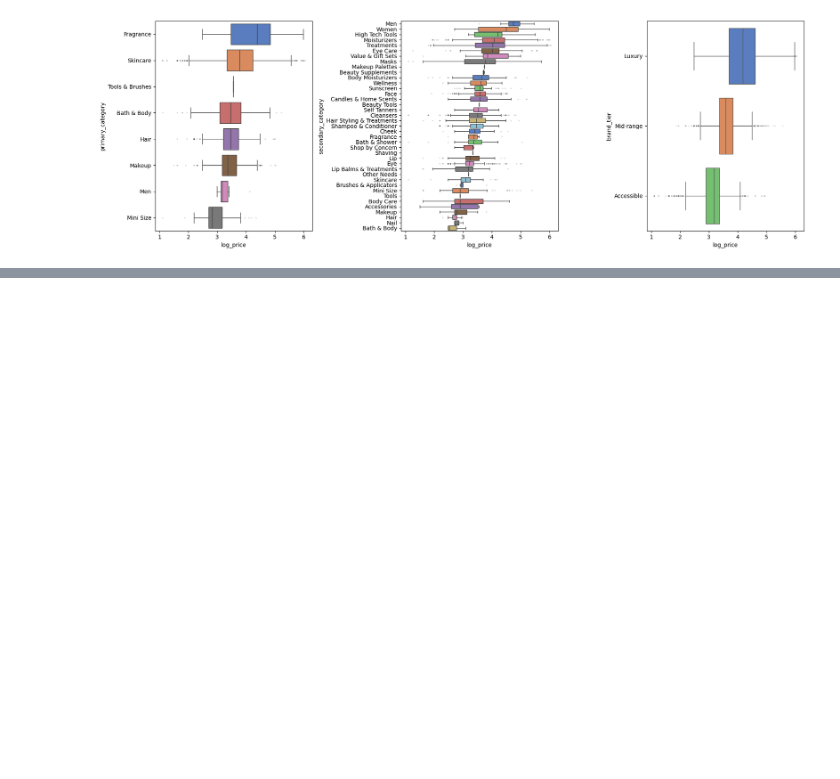
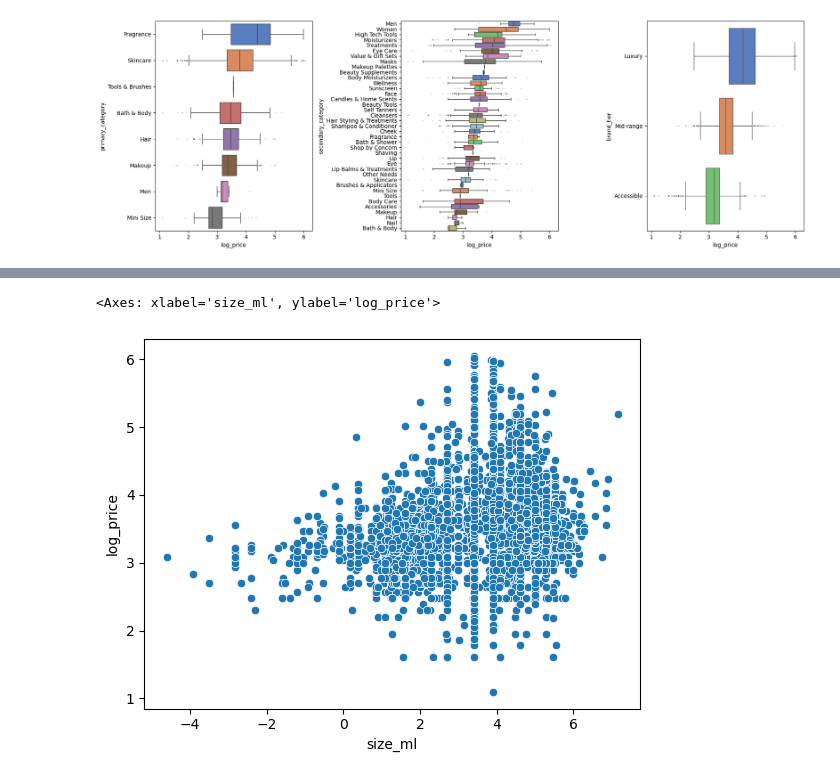
Before and after one commit to DonjhaiH/230A_final_project, a Jupyter notebook: code/clean.ipynb, the cells around one changed output, grey strips where cells are left out. Drawn from its saved outputs; the diff is of its cells as text; code cells hidden in the pictures; blank space fills up the shorter version.

```diff
--- a/code/clean.ipynb
+++ b/code/clean.ipynb
@@ -515,3 +631,8 @@ Passing `palette` without assigning `hue` is deprecated and will be removed in v
+# %%
+sns.scatterplot(x = np.log(new_products["size_ml"]), y = new_products['log_price'])
+# %% [output]
+<Axes: xlabel='size_ml', ylabel='log_price'>
+[figure, added]
 # %%
 # Correlation Heatmap
 numeric_cols = (
```
Also changed, not shown: parts of 7 cells of this notebook, 1 other file.
